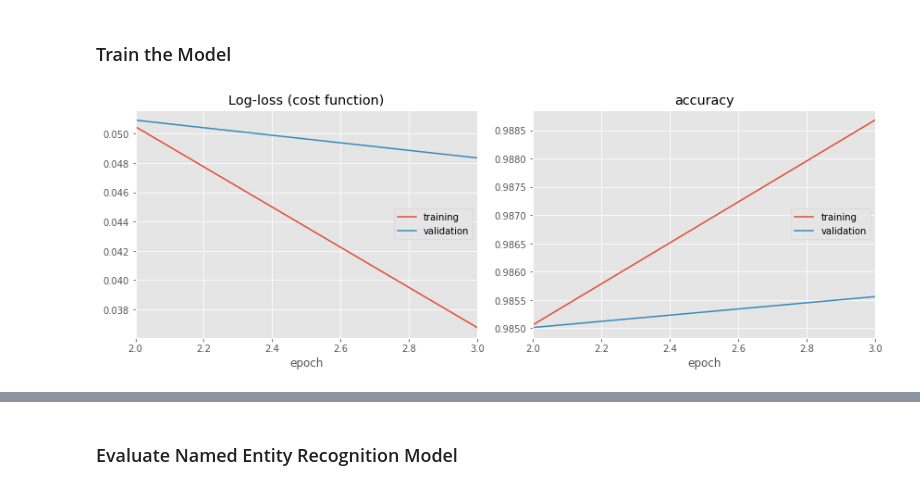
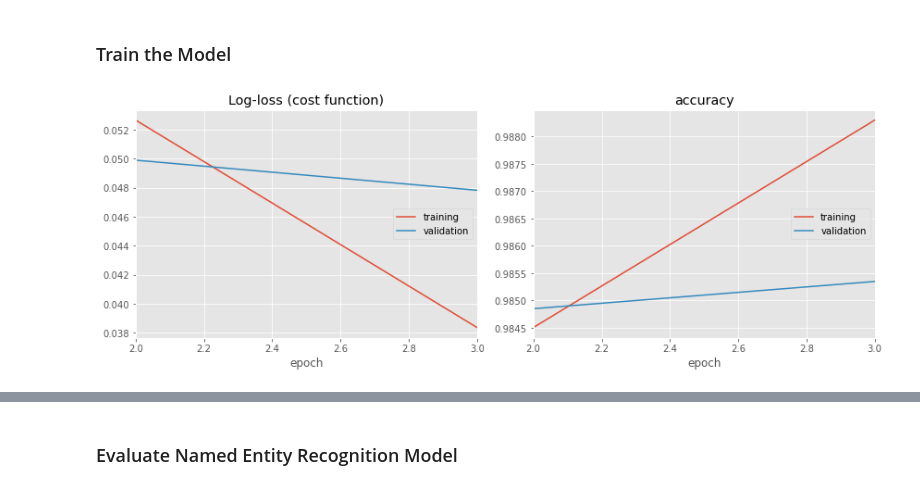
Before and after one commit to inespancorbo/Mini-Projects, a Jupyter notebook: Named Entity Recognition with LSTMs and Keras/NER.ipynb, the cells around one changed output, grey strips where cells are left out. Cells and saved outputs as stored; diff of their text form; code cells hidden in the pictures.

```diff
--- a/Named Entity Recognition with LSTMs and Keras/NER.ipynb
+++ b/Named Entity Recognition with LSTMs and Keras/NER.ipynb
@@ -59,3 +80,2 @@ num_words = len(words)
 # %%
-tags = list(set(data["Tag"].values))
-num_tags = len(tags)
+tags = list(set(data['Tag']))
@@ -148,6 +228,6 @@ y = pad_sequences(maxlen=max_len, sequences=y, padding="post", value=tag2idx["O"
 # %%
 from sklearn.model_selection import train_test_split
-x_train, x_test, y_train, y_test = train_test_split(X, y, test_size=0.2, random_state=1)
+X_train, X_test, y_train, y_test = train_test_split(X, y, test_size=0.1, random_state=1)
 # %% [markdown]
 ### Build and Compile a Bidirectional LSTM Model
 # %%
@@ -156,10 +236,10 @@ from tensorflow.keras.layers import LSTM, Embedding, Dense
 from tensorflow.keras.layers import TimeDistributed, SpatialDropout1D, Bidirectional
 # %%
 input_word = Input(shape=(max_len,))
-model = Embedding(input_dim=num_words, output_dim=50, input_length=max_len)(input_word)
+model = Embedding(input_dim=num_words, output_dim=max_len, input_length=max_len)(input_word)
 model = SpatialDropout1D(0.1)(model)
 model = Bidirectional(LSTM(units=100, return_sequences=True, recurrent_dropout=0.1))(model)
-out = TimeDistributed(Dense(num_tags, activation="softmax"))(model)
+out = TimeDistributed(Dense(num_tags, activation='softmax'))(model)
 model = Model(input_word, out)
 model.summary()
 # %% [output]
@@ -182,9 +262,9 @@ Trainable params: 1,883,167
 Non-trainable params: 0
 _________________________________________________________________
 # %%
-model.compile(optimizer="adam",
-              loss="sparse_categorical_crossentropy",
-              metrics=["accuracy"])
+model.compile(optimizer='adam',
+             loss='categorical_crossentropy',
+             metrics=['accuracy'])
 # %% [markdown]
 ### Train the Model
 # %%
@@ -192,22 +272,16 @@ from tensorflow.keras.callbacks import ModelCheckpoint, EarlyStopping
 from livelossplot.tf_keras import PlotLossesCallback
 # %%
-%%time
+early_stopping = EarlyStopping(monitor='val_accuracy', patience=1, verbose=0, mode='max', restore_best_weights=False)
+callbacks=[PlotLossesCallback(), early_stopping]
 
-chkpt = ModelCheckpoint("model_weights.h5", monitor='val_loss',verbose=1, save_best_only=True, save_weights_only=True, mode='min')
-
-early_stopping = EarlyStopping(monitor='val_accuracy', min_delta=0, patience=1, verbose=0, mode='max', baseline=None, restore_best_weights=False)
-
-callbacks = [PlotLossesCallback(), chkpt, early_stopping]
-
-history = model.fit(
-    x=x_train,
-    y=y_train,
-    validation_data=(x_test,y_test),
-    batch_size=32,
-    epochs=3,
-    callbacks=callbacks,
-    verbose=1
-)
+history = model.fit(X_train,
+                    np.array(y_train),
+                    validation_split=0.2,
+                    batch_size=32,
+                    epochs=3,
+                    verbose=1,
+                    callbacks=callbacks
+                   )
 # %% [output]
-[figure, old version]
+[figure, new version]
 Log-loss (cost function):
```
Also changed, not shown: parts of 25 cells of this notebook, 1 other file.
